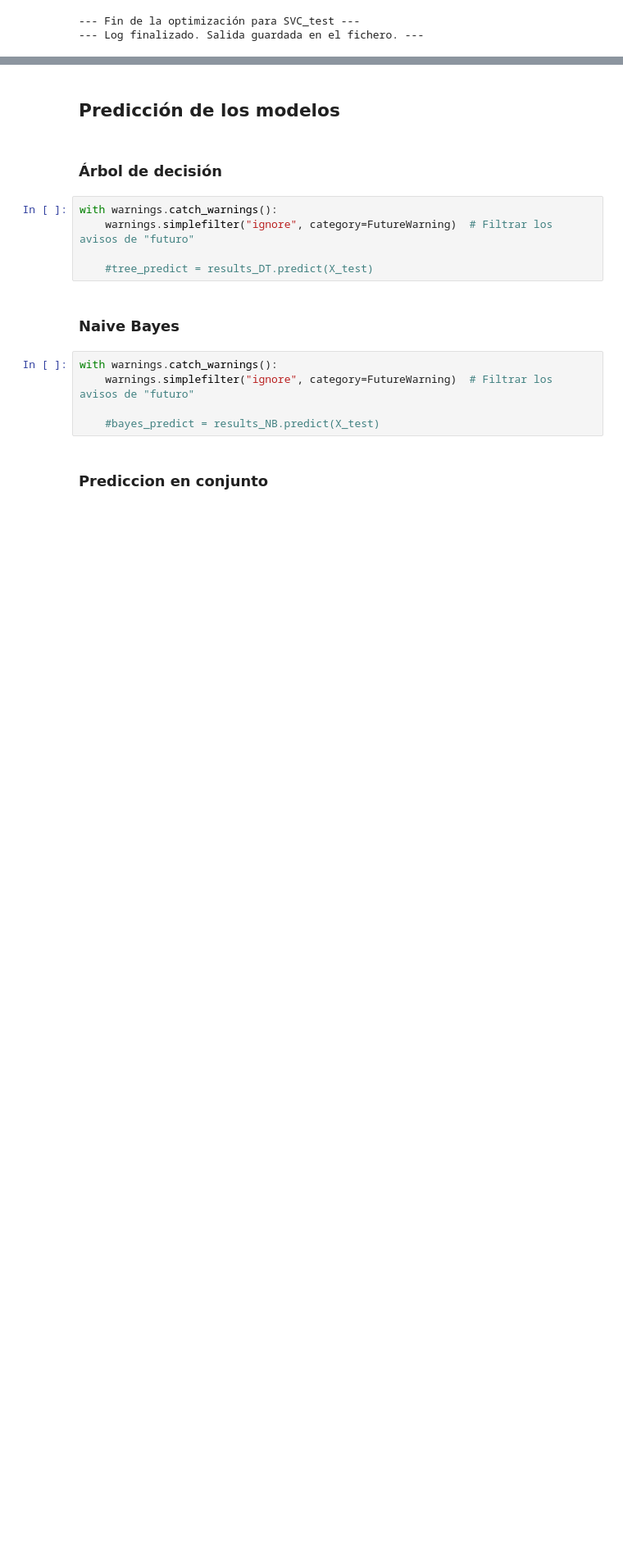
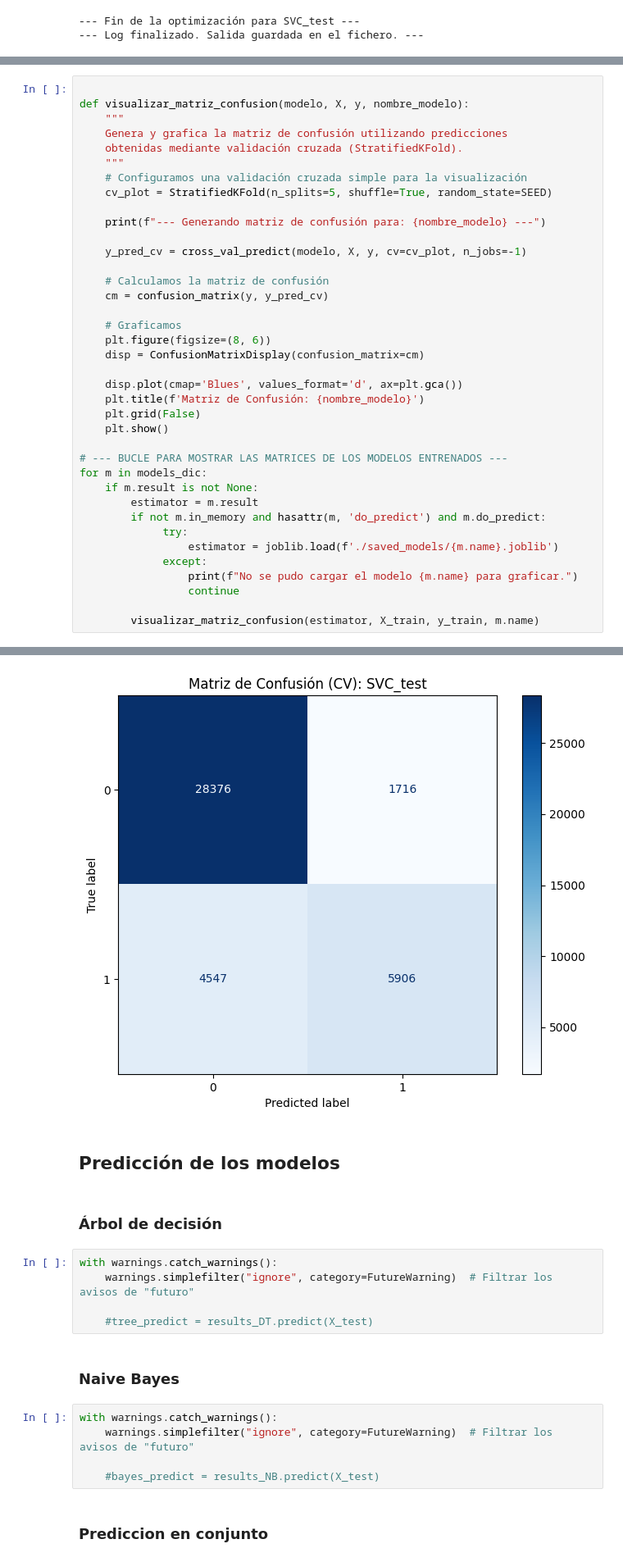
Before and after one commit to albertoPerez25/Clasificacion_Autonoma_de_Imagenes_Satelitales, a Jupyter notebook: Práctica 2 - Aprendizaje y selección de modelos de clasificación .ipynb, the cells around one changed output, grey strips where cells are left out. Shown: that part at 82% size. Drawn from its saved outputs; the diff is of its cells as text; blank space fills up the shorter version.

Commit message:
#19 Implementado la representación de la matriz de confusión de los modelos.

```diff
--- a/Práctica 2 - Aprendizaje y selección de modelos de clasificación .ipynb
+++ b/Práctica 2 - Aprendizaje y selección de modelos de clasificación .ipynb
@@ -1814,0 +1820,39 @@ Mejor Puntuación Media CV (f1): 0.6498
+# %%
+
+def visualizar_matriz_confusion(modelo, X, y, nombre_modelo):
+    """
+    Genera y grafica la matriz de confusión utilizando predicciones
+    obtenidas mediante validación cruzada (StratifiedKFold).
+    """
+    # Configuramos una validación cruzada simple para la visualización
+    cv_plot = StratifiedKFold(n_splits=5, shuffle=True, random_state=SEED)
+
+    print(f"--- Generando matriz de confusión para: {nombre_modelo} ---")
+
+    y_pred_cv = cross_val_predict(modelo, X, y, cv=cv_plot, n_jobs=-1)
+
+    # Calculamos la matriz de confusión
+    cm = confusion_matrix(y, y_pred_cv)
+
+    # Graficamos
+    plt.figure(figsize=(8, 6))
+    disp = ConfusionMatrixDisplay(confusion_matrix=cm)
+
+    disp.plot(cmap='Blues', values_format='d', ax=plt.gca())
+    plt.title(f'Matriz de Confusión: {nombre_modelo}')
+    plt.grid(False)
+    plt.show()
+
+# --- BUCLE PARA MOSTRAR LAS MATRICES DE LOS MODELOS ENTRENADOS ---
+for m in models_dic:
+    if m.result is not None:
+        estimator = m.result
+        if not m.in_memory and hasattr(m, 'do_predict') and m.do_predict:
+             try:
+                 estimator = joblib.load(f'./saved_models/{m.name}.joblib')
+             except:
+                 print(f"No se pudo cargar el modelo {m.name} para graficar.")
+                 continue
+
+        visualizar_matriz_confusion(estimator, X_train, y_train, m.name)
+# %% [output]
@@ -1815,3 +1860,4 @@ Mejor Puntuación Media CV (f1): 0.6498
+[figure, added]
 # %% [markdown]
 ## Predicción de los modelos
 # %% [markdown]
```
Also changed, not shown: parts of 3 cells of this notebook.
